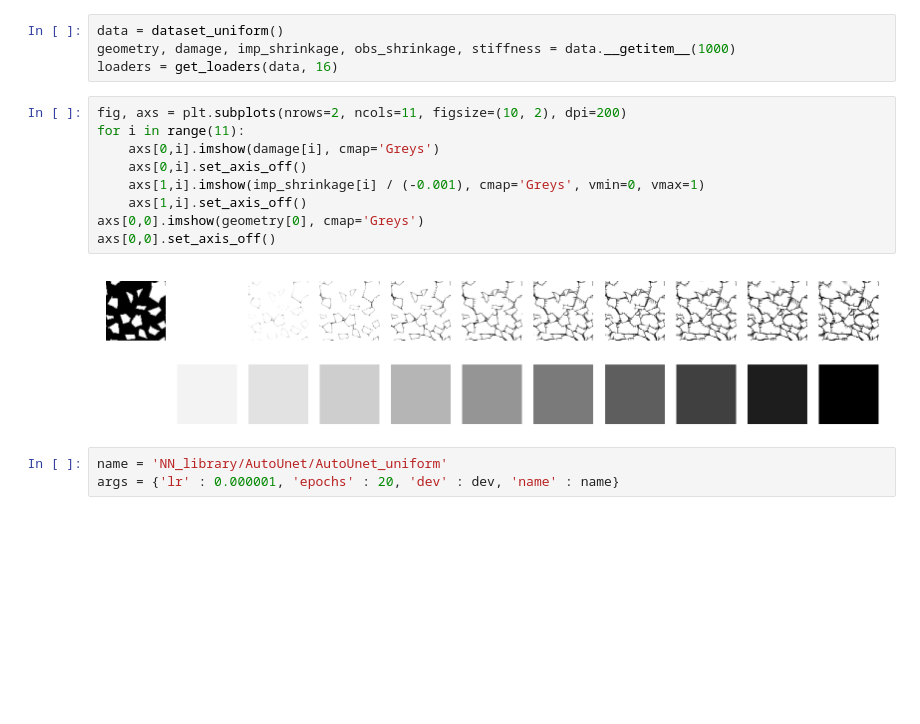
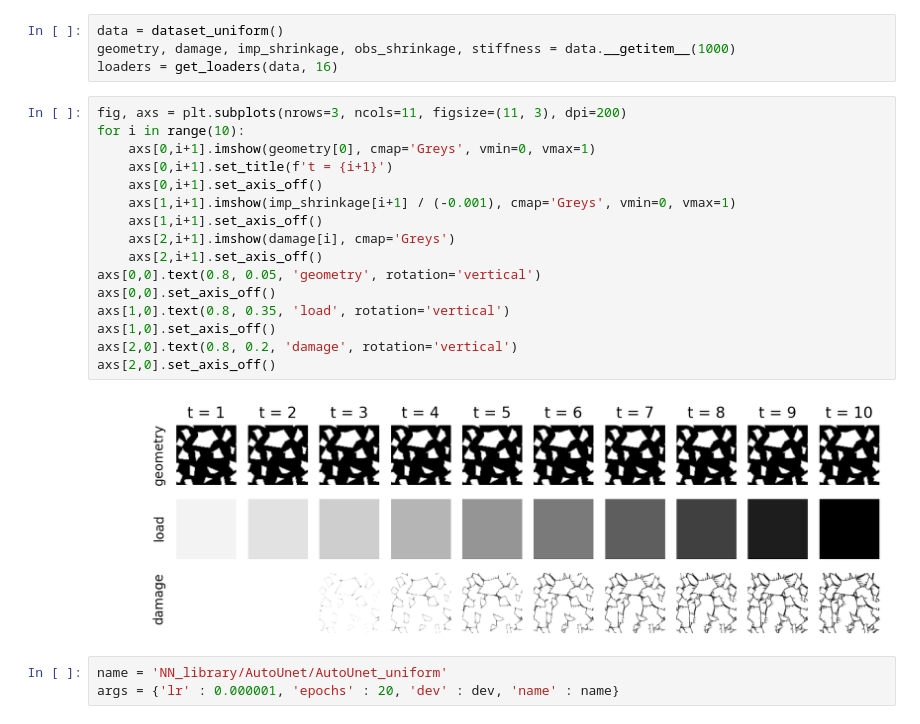
Before and after one commit to LiyaGaynutdinova/Auto-Regressive-Unet-for-Concrete-Damage, a Jupyter notebook: train_AutoUnet_uniform.ipynb, the cells around one changed output. Saved outputs shown, nothing was run; the diff lists cells and outputs as text; blank space fills up the shorter version.

```diff
--- a/train_AutoUnet_uniform.ipynb
+++ b/train_AutoUnet_uniform.ipynb
@@ -17,16 +17,23 @@ data = dataset_uniform()
 geometry, damage, imp_shrinkage, obs_shrinkage, stiffness = data.__getitem__(1000)
 loaders = get_loaders(data, 16)
 # %%
-fig, axs = plt.subplots(nrows=2, ncols=11, figsize=(10, 2), dpi=200)
-for i in range(11):
-    axs[0,i].imshow(damage[i], cmap='Greys')
-    axs[0,i].set_axis_off()
-    axs[1,i].imshow(imp_shrinkage[i] / (-0.001), cmap='Greys', vmin=0, vmax=1)
-    axs[1,i].set_axis_off()
-axs[0,0].imshow(geometry[0], cmap='Greys')
+fig, axs = plt.subplots(nrows=3, ncols=11, figsize=(11, 3), dpi=200)
+for i in range(10):
+    axs[0,i+1].imshow(geometry[0], cmap='Greys', vmin=0, vmax=1)
+    axs[0,i+1].set_title(f't = {i+1}')
+    axs[0,i+1].set_axis_off()
+    axs[1,i+1].imshow(imp_shrinkage[i+1] / (-0.001), cmap='Greys', vmin=0, vmax=1)
+    axs[1,i+1].set_axis_off()
+    axs[2,i+1].imshow(damage[i], cmap='Greys')
+    axs[2,i+1].set_axis_off()
+axs[0,0].text(0.8, 0.05, 'geometry', rotation='vertical')
 axs[0,0].set_axis_off()
+axs[1,0].text(0.8, 0.35, 'load', rotation='vertical')
+axs[1,0].set_axis_off()
+axs[2,0].text(0.8, 0.2, 'damage', rotation='vertical')
+axs[2,0].set_axis_off()
 # %% [output]
-[figure, old version]
+[figure, new version]
 # %%
 name = 'NN_library/AutoUnet/AutoUnet_uniform'
 args = {'lr' : 0.000001, 'epochs' : 20, 'dev' : dev, 'name' : name}
```
Also changed, not shown: 32 other files.
